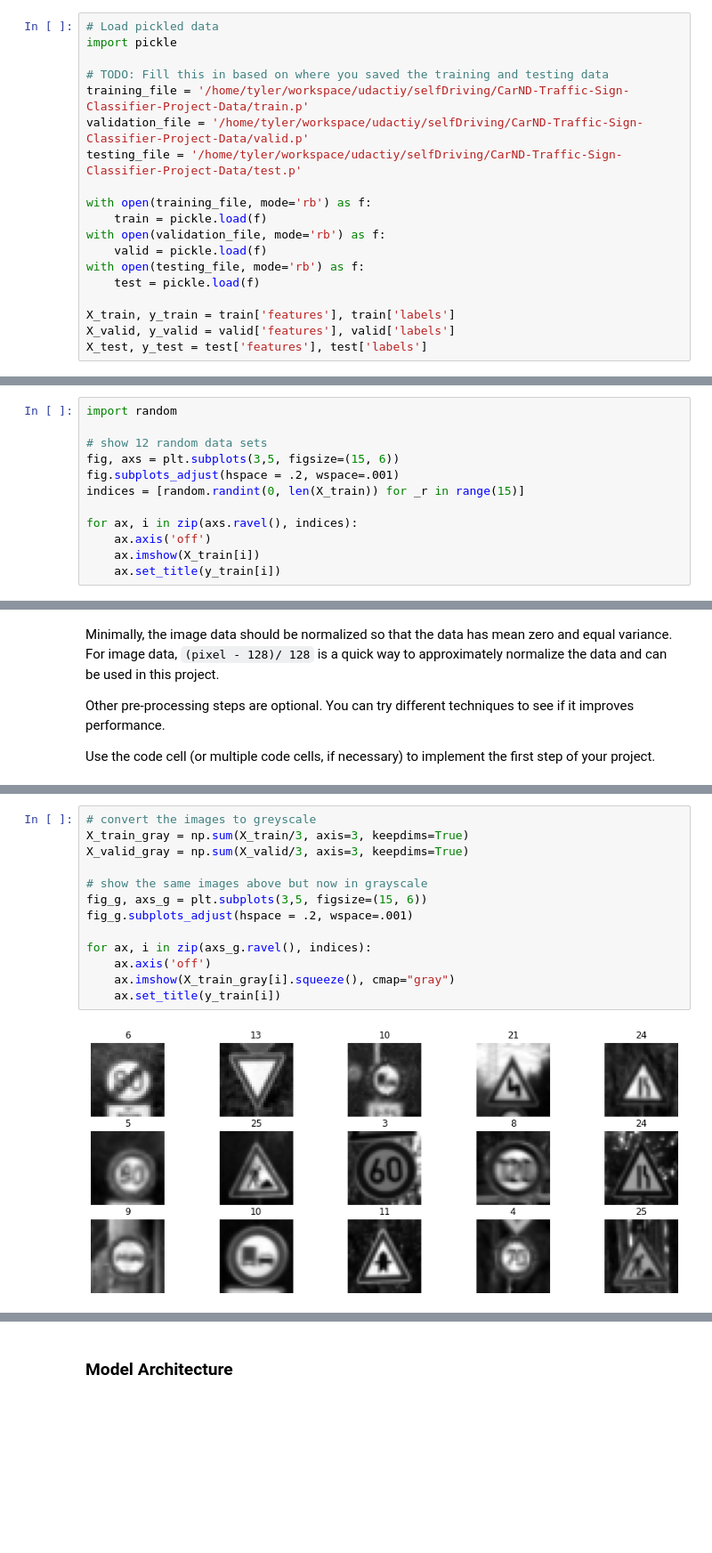
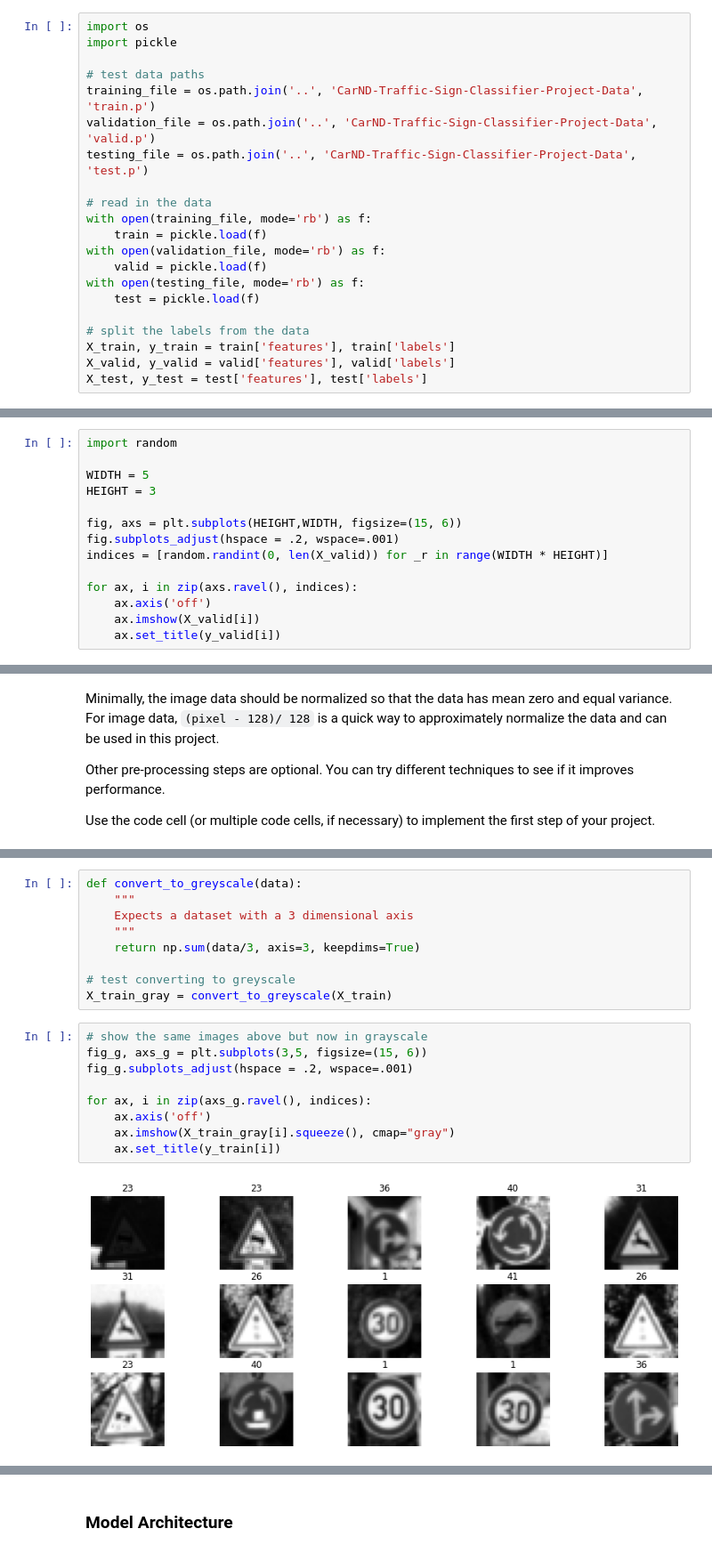
Before and after one commit to tnweiss/CarND-Traffic-Sign-Classifier-Project, a Jupyter notebook: Traffic_Sign_Classifier.ipynb, the cells around one changed output, grey strips where cells are left out. Shown at 89% size. Drawn from its saved outputs; the diff is of its cells as text; blank space fills up the shorter version.

```diff
--- a/Traffic_Sign_Classifier.ipynb
+++ b/Traffic_Sign_Classifier.ipynb
@@ -20,14 +20,15 @@ The [rubric](https://review.udacity.com/#!/rubrics/481/view) contains "Stand Out
 ---
 ## Step 0: Load The Data
 # %%
-# Load pickled data
+import os
 import pickle
 
-# TODO: Fill this in based on where you saved the training and testing data
-training_file = '/home/tyler/workspace/udactiy/selfDriving/CarND-Traffic-Sign-Classifier-Project-Data/train.p'
-validation_file = '/home/tyler/workspace/udactiy/selfDriving/CarND-Traffic-Sign-Classifier-Project-Data/valid.p'
-testing_file = '/home/tyler/workspace/udactiy/selfDriving/CarND-Traffic-Sign-Classifier-Project-Data/test.p'
+# test data paths
+training_file = os.path.join('..', 'CarND-Traffic-Sign-Classifier-Project-Data', 'train.p')
+validation_file = os.path.join('..', 'CarND-Traffic-Sign-Classifier-Project-Data', 'valid.p')
+testing_file = os.path.join('..', 'CarND-Traffic-Sign-Classifier-Project-Data', 'test.p')
 
+# read in the data
 with open(training_file, mode='rb') as f:
     train = pickle.load(f)
 with open(validation_file, mode='rb') as f:
@@ -35,6 +36,7 @@ with open(validation_file, mode='rb') as f:
 with open(testing_file, mode='rb') as f:
     test = pickle.load(f)
 
+# split the labels from the data
 X_train, y_train = train['features'], train['labels']
 X_valid, y_valid = valid['features'], valid['labels']
 X_test, y_test = test['features'], test['labels']
@@ -114,13 +112,15 @@ plt.show()
 # %%
 import random
 
-# show 12 random data sets
-fig, axs = plt.subplots(3,5, figsize=(15, 6))
+WIDTH = 5
+HEIGHT = 3
+
+fig, axs = plt.subplots(HEIGHT,WIDTH, figsize=(15, 6))
 fig.subplots_adjust(hspace = .2, wspace=.001)
-indices = [random.randint(0, len(X_train)) for _r in range(15)]
+indices = [random.randint(0, len(X_valid)) for _r in range(WIDTH * HEIGHT)]
 
 for ax, i in zip(axs.ravel(), indices):
     ax.axis('off')
-    ax.imshow(X_train[i])
-    ax.set_title(y_train[i])
+    ax.imshow(X_valid[i])
+    ax.set_title(y_valid[i])
 # %% [output]
@@ -159,15 +174,20 @@ Use the code cell (or multiple code cells, if necessary) to implement the first
+# %%
+def convert_to_greyscale(data):
+    """
+    Expects a dataset with a 3 dimensional axis
+    """
+    return np.sum(data/3, axis=3, keepdims=True)
+
+# test converting to greyscale
+X_train_gray = convert_to_greyscale(X_train)
 # %%
-# convert the images to greyscale
-X_train_gray = np.sum(X_train/3, axis=3, keepdims=True)
-X_valid_gray = np.sum(X_valid/3, axis=3, keepdims=True)
-
 # show the same images above but now in grayscale
 fig_g, axs_g = plt.subplots(3,5, figsize=(15, 6))
 fig_g.subplots_adjust(hspace = .2, wspace=.001)
 
 for ax, i in zip(axs_g.ravel(), indices):
     ax.axis('off')
     ax.imshow(X_train_gray[i].squeeze(), cmap="gray")
     ax.set_title(y_train[i])
 # %% [output]
-[figure, old version]
+[figure, new version]
```
Also changed, not shown: parts of 35 cells of this notebook, 15 other files.
